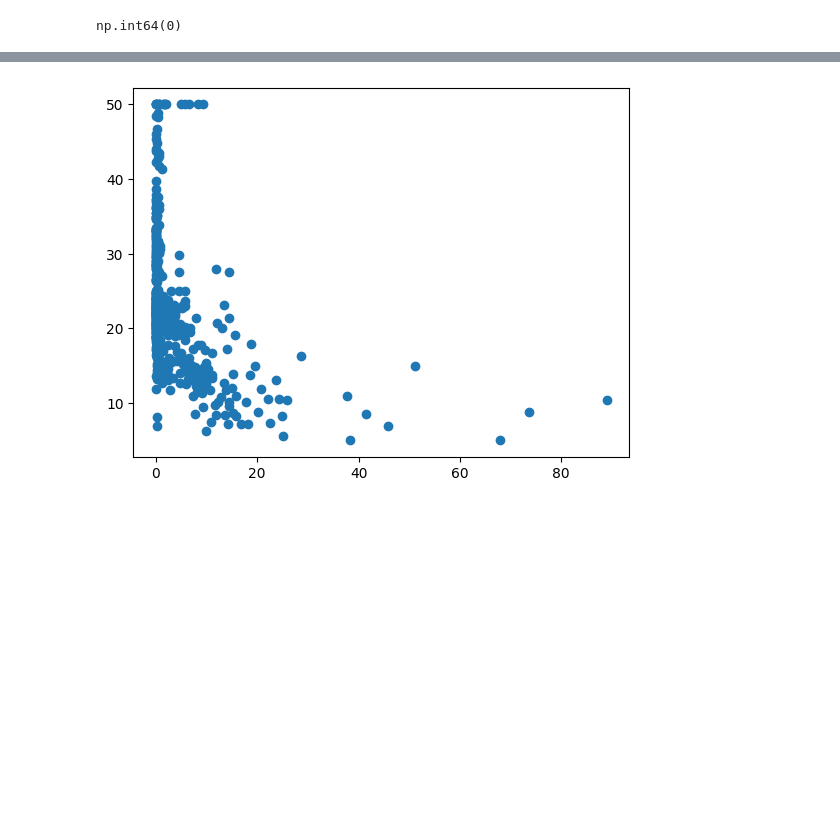
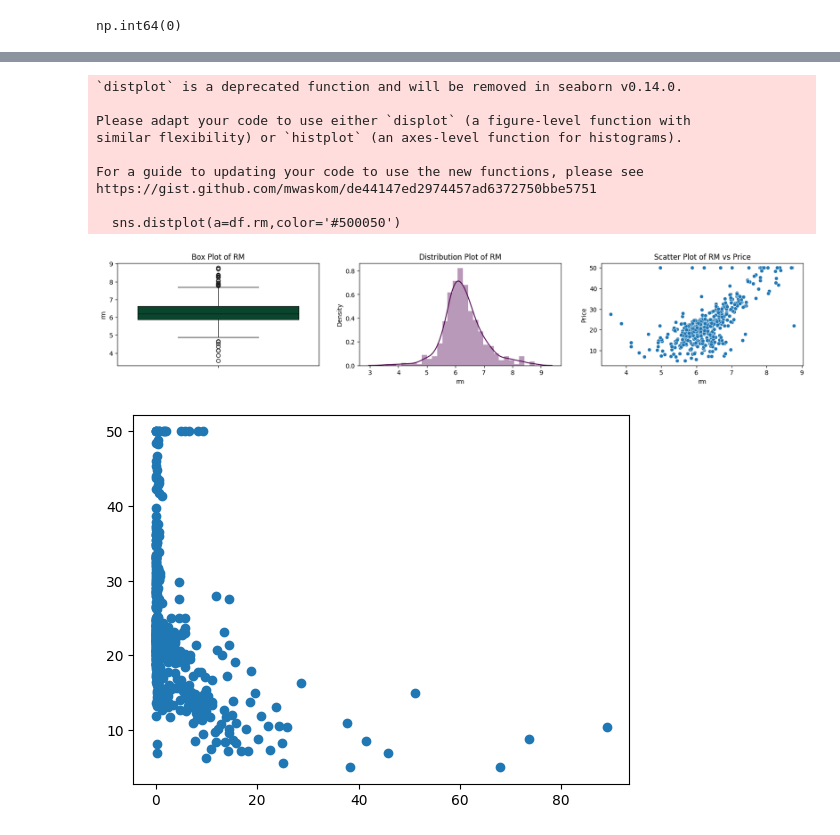
Before and after one commit to pratp-123/boston-housprice, a Jupyter notebook: boston.ipynb, the cells around one changed output, grey strips where cells are left out. Saved outputs shown, nothing was run; the diff lists cells and outputs as text; code cells hidden in the pictures; blank space fills up the shorter version.

```diff
--- a/boston.ipynb
+++ b/boston.ipynb
@@ -116,3 +130,31 @@ NameError: name 'sns' is not defined
+# %%
+#Box Plot, Distribution Plot and Scatter Plot for RM
+plt.figure(figsize=(20,3))
+
+plt.subplot(1,3,1)
+sns.boxplot(df.rm,color='#005030')
+plt.title('Box Plot of RM')
+
+plt.subplot(1,3,2)
+sns.distplot(a=df.rm,color='#500050')
+plt.title('Distribution Plot of RM')
+
+plt.subplot(1,3,3)
+sns.scatterplot(data=df,x=df.rm,y=df.Price)
+plt.title('Scatter Plot of RM vs Price')
+
+plt.show()
+# %% [output]
+`distplot` is a deprecated function and will be removed in seaborn v0.14.0.
+
+Please adapt your code to use either `displot` (a figure-level function with
+similar flexibility) or `histplot` (an axes-level function for histograms).
+
+For a guide to updating your code to use the new functions, please see
+https://gist.github.com/mwaskom/de44147ed2974457ad6372750bbe5751
+
+  sns.distplot(a=df.rm,color='#500050')
+[figure, added]
 # %%
 import seaborn as sns
 # %%
```
Also changed, not shown: parts of 3 cells of this notebook.
